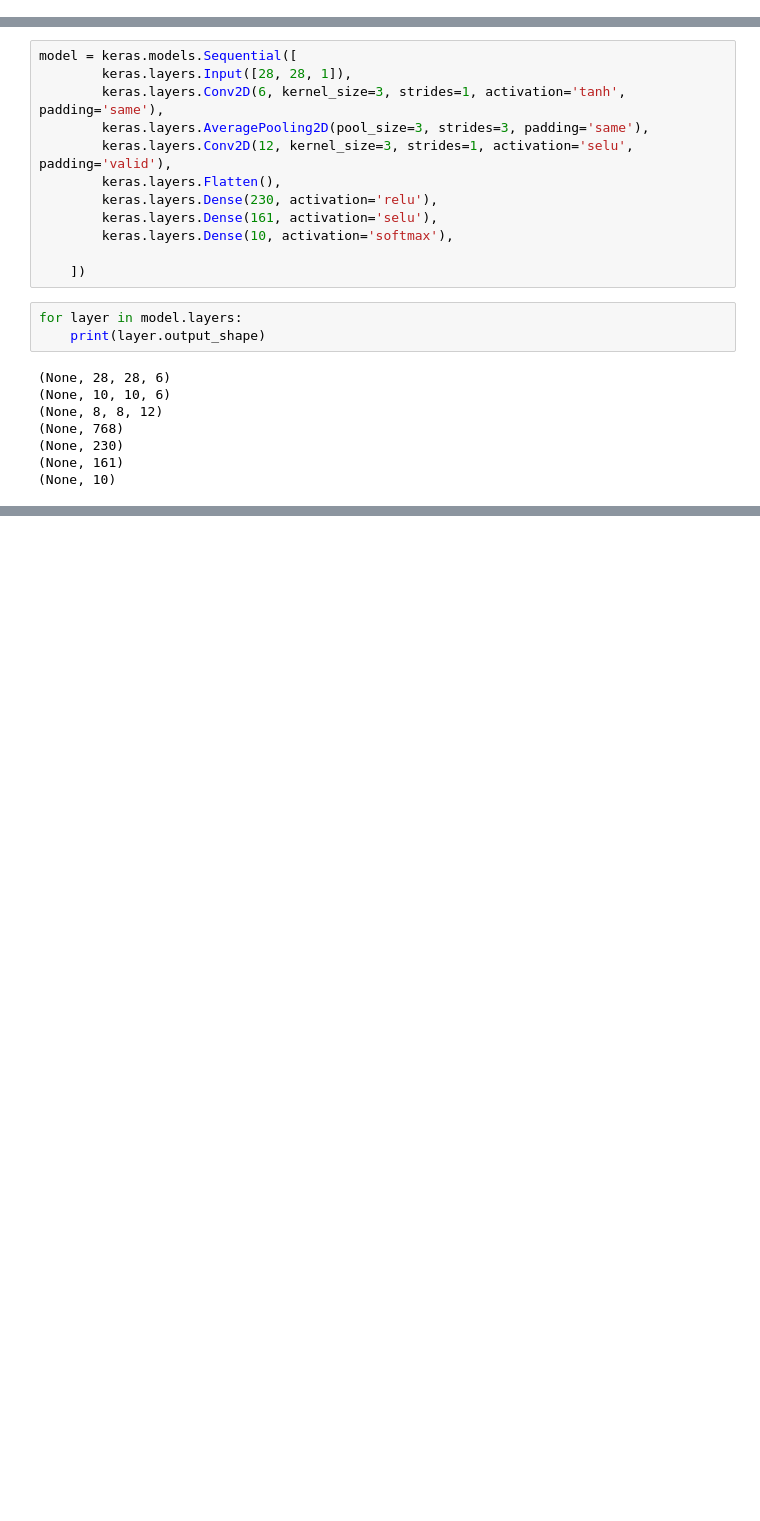
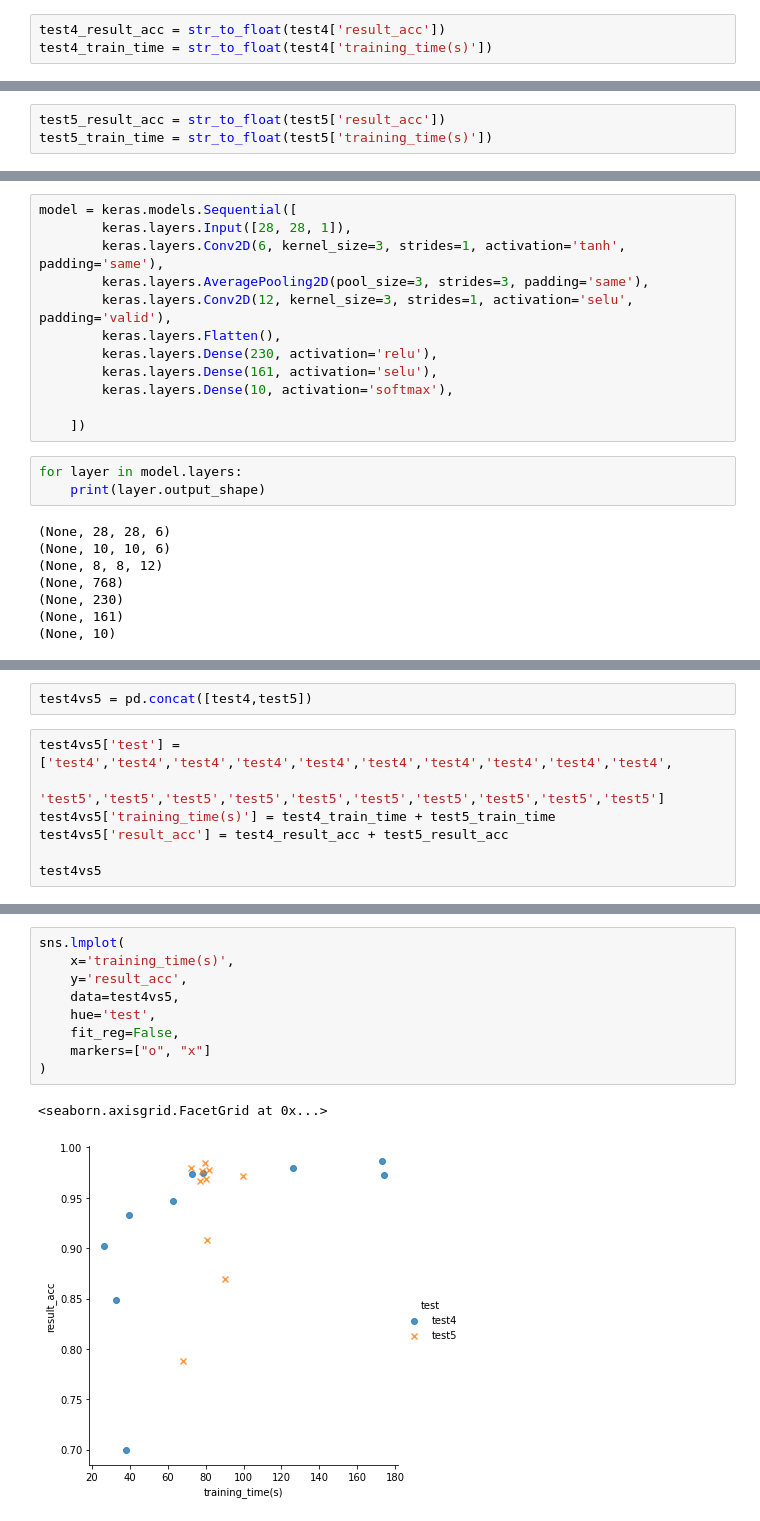
Before and after one commit to AntoineGr1/Memoire_code, a Jupyter notebook: analys_architecture.ipynb, the cells around one changed output, grey strips where cells are left out. Drawn from its saved outputs; the diff is of its cells as text; blank space fills up the shorter version.

Commit message:
comparatif test 4 vs test 5

```diff
--- a/analys_architecture.ipynb
+++ b/analys_architecture.ipynb
@@ -275,0 +282,3 @@ print(sum/10)
+# %%
+test4_result_acc = str_to_float(test4['result_acc'])
+test4_train_time = str_to_float(test4['training_time(s)'])
@@ -292,3 +312,6 @@ test5
 | 47 | archi_random_8_v | 79.826793 | 0.05153364449184155 | 0.9847 |
 | 48 | archi_random_9_v | 89.967481 | 0.4208268416404724 | 0.869 |
 | 49 | archi_random_10_v | 81.815753 | 0.0887117653799709 | 0.9775 |
+# %%
+test5_result_acc = str_to_float(test5['result_acc'])
+test5_train_time = str_to_float(test5['training_time(s)'])
@@ -326,0 +363,9 @@ for layer in model.layers:
+# %%
+test4vs5 = pd.concat([test4,test5])
+# %%
+test4vs5['test'] = ['test4','test4','test4','test4','test4','test4','test4','test4','test4','test4',
+                    'test5','test5','test5','test5','test5','test5','test5','test5','test5','test5']
+test4vs5['training_time(s)'] = test4_train_time + test5_train_time
+test4vs5['result_acc'] = test4_result_acc + test5_result_acc
+
+test4vs5
@@ -326,0 +390,12 @@ for layer in model.layers:
+# %%
+sns.lmplot(
+    x='training_time(s)',
+    y='result_acc',
+    data=test4vs5,
+    hue='test',
+    fit_reg=False,
+    markers=["o", "x"]
+)
+# %% [output]
+<seaborn.axisgrid.FacetGrid at 0x...>
+[figure, added]
```
Also changed, not shown: parts of 15 cells of this notebook.
